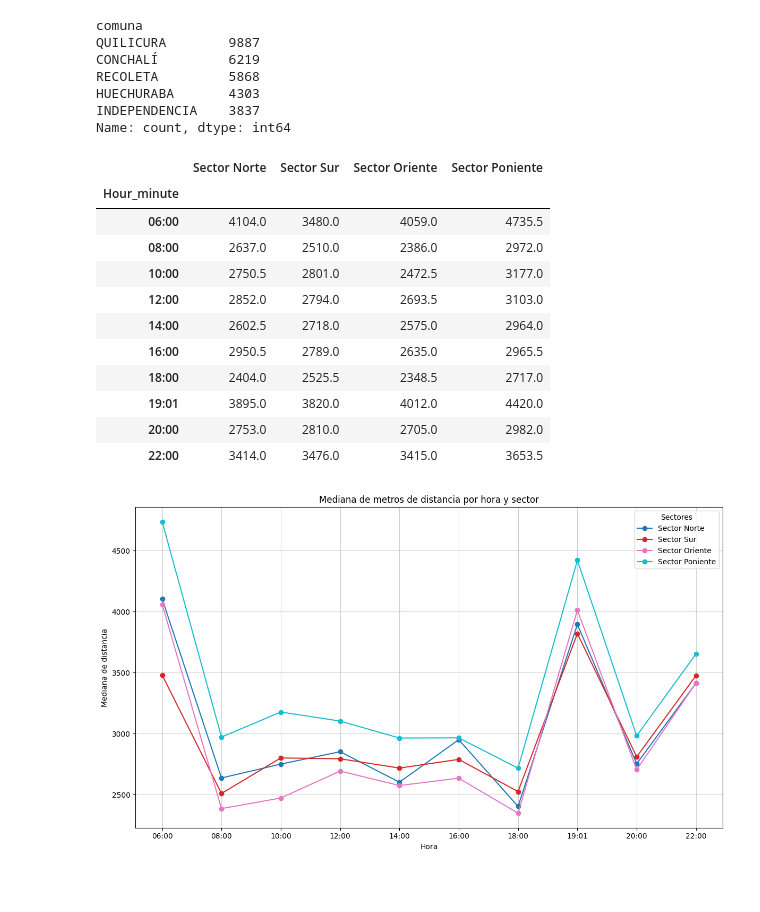
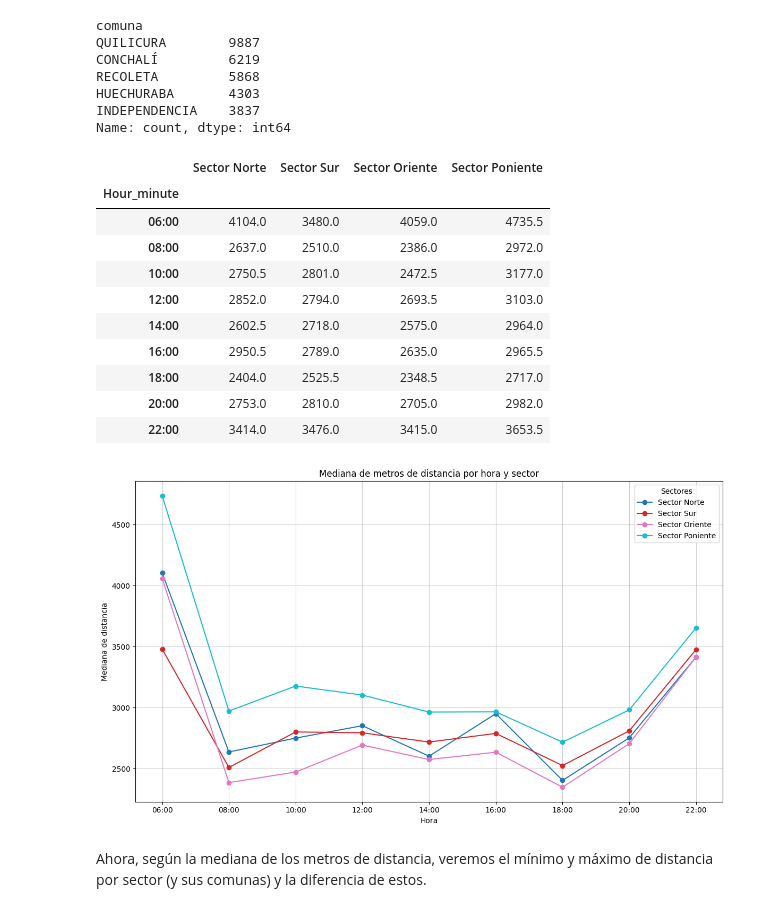
Before and after one commit to vpardoss/squadecaedro, a Jupyter notebook: analisis_data.ipynb, the cells around one changed output. Cells and saved outputs as stored; diff of their text form; code cells hidden in the pictures; blank space fills up the shorter version.

```diff
--- a/analisis_data.ipynb
+++ b/analisis_data.ipynb
@@ -146,17 +146,18 @@ INDEPENDENCIA    3837
 Name: count, dtype: int64
 # %%
 # Revisaremos la mediana de los metros de distancia por sector
-mediana_tiempo_norte = recorrido_norte.groupby(by='Hour_minute').agg({'meters_distance': 'median'})
-mediana_tiempo_sur = recorrido_sur.groupby(by='Hour_minute').agg({'meters_distance': 'median'})
-mediana_tiempo_oriente = recorrido_oriente.groupby(by='Hour_minute').agg({'meters_distance': 'median'})
-mediana_tiempo_poniente = recorrido_poniente.groupby(by='Hour_minute').agg({'meters_distance': 'median'})
-mediana_oriente_poniente = pd.merge(mediana_tiempo_oriente, mediana_tiempo_poniente, on='Hour_minute', how='outer')
+mediana_meters_norte = recorrido_norte.groupby(by='Hour_minute').agg({'meters_distance': 'median'})
+mediana_meters_sur = recorrido_sur.groupby(by='Hour_minute').agg({'meters_distance': 'median'})
+mediana_meters_oriente = recorrido_oriente.groupby(by='Hour_minute').agg({'meters_distance': 'median'})
+mediana_meters_poniente = recorrido_poniente.groupby(by='Hour_minute').agg({'meters_distance': 'median'})
+mediana_oriente_poniente = pd.merge(mediana_meters_oriente, mediana_meters_poniente, on='Hour_minute', how='outer')
 mediana_oriente_poniente = mediana_oriente_poniente.set_axis(['Sector Oriente', 'Sector Poniente'], axis= 1)
-mediana_norte_sur = pd.merge(mediana_tiempo_norte, mediana_tiempo_sur, on='Hour_minute', how='outer')
+mediana_norte_sur = pd.merge(mediana_meters_norte, mediana_meters_sur, on='Hour_minute', how='outer')
 mediana_norte_sur = mediana_norte_sur.set_axis(['Sector Norte', 'Sector Sur'], axis= 1)
-mediana_por_sector = pd.merge(mediana_norte_sur, mediana_oriente_poniente, on='Hour_minute', how='outer')
-mediana_por_sector.drop(mediana_por_sector.index[2], inplace=True)
-mediana_por_sector
+mediana_meters_sector = pd.merge(mediana_norte_sur, mediana_oriente_poniente, on='Hour_minute', how='outer')
+mediana_meters_sector.drop(mediana_meters_sector.index[2], inplace=True)
+mediana_meters_sector.drop(mediana_meters_sector.index[7], inplace=True)
+mediana_meters_sector
 # %% [output]
 |  | Sector Norte | Sector Sur | Sector Oriente | Sector Poniente |
 | Hour_minute |  |  |  |  |
@@ -167,31 +168,32 @@ mediana_por_sector
 | 14:00 | 2602.5 | 2718.0 | 2575.0 | 2964.0 |
 | 16:00 | 2950.5 | 2789.0 | 2635.0 | 2965.5 |
 | 18:00 | 2404.0 | 2525.5 | 2348.5 | 2717.0 |
-| 19:01 | 3895.0 | 3820.0 | 4012.0 | 4420.0 |
 | 20:00 | 2753.0 | 2810.0 | 2705.0 | 2982.0 |
 | 22:00 | 3414.0 | 3476.0 | 3415.0 | 3653.5 |
 # %%
 plt.figure(figsize=(12,7))
 
 # Graficamos todas las columnas por sector
 colormap = plt.colormaps['tab10']
-for i, columna in enumerate(mediana_por_sector.columns):
-    plt.plot(mediana_por_sector.index,
-            mediana_por_sector[columna],
+for i, columna in enumerate(mediana_meters_sector.columns):
+    plt.plot(mediana_meters_sector.index,
+            mediana_meters_sector[columna],
             marker='o',
             label=columna,
-            color = colormap(i / (len(mediana_por_sector.columns) - 1)))
+            color = colormap(i / (len(mediana_meters_sector.columns) - 1)))
 
 plt.title("Mediana de metros de distancia por hora y sector")
 plt.xlabel("Hora")
 plt.ylabel("Mediana de distancia")
 plt.legend(title="Sectores")
 plt.grid(True, linestyle='-', alpha=0.6)
 plt.tight_layout()
 
 plt.show()
 # %% [output]
-[figure, old version]
+[figure, new version]
+# %% [markdown]
+Ahora, según la mediana de los metros de distancia, veremos el mínimo y máximo de distancia por sector (y sus comunas) y la diferencia de estos.
 # %%
 distancia_norte = recorrido_norte.pivot_table(index='Hour_minute', columns='comuna', values='meters_distance', aggfunc='median')
 distancia_norte['DISTANCIA_MIN'] = distancia_norte.min(axis=1)
```
Also changed, not shown: parts of 6 cells of this notebook.
